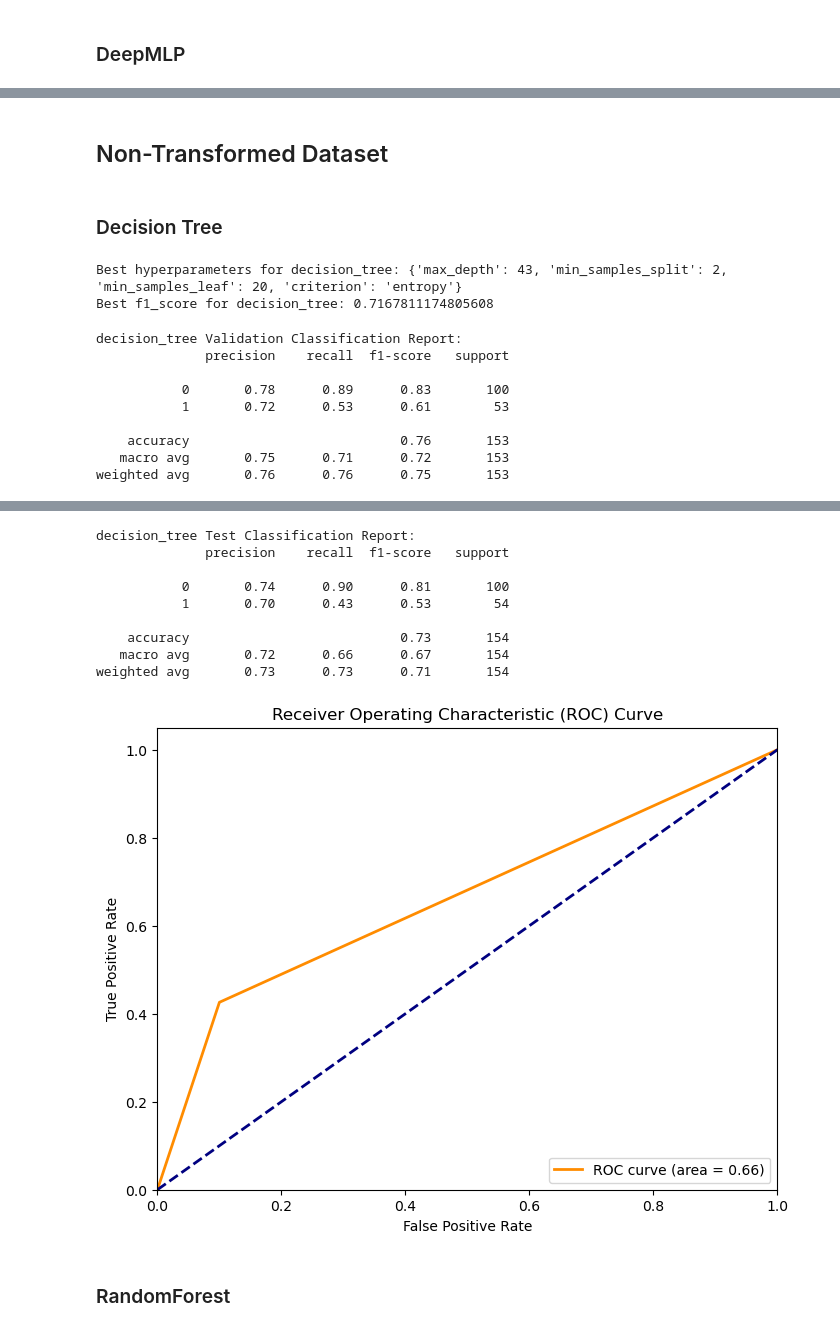
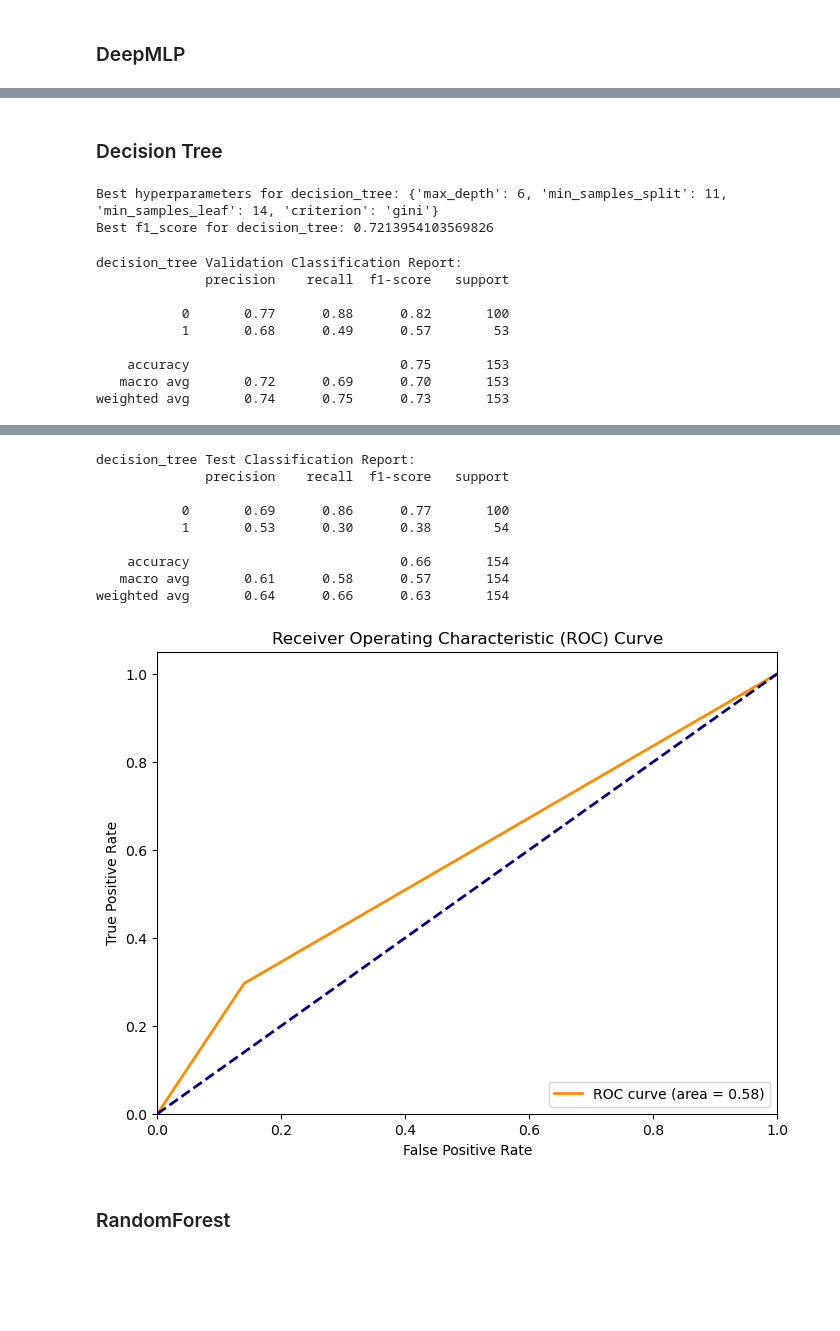
Before and after one commit to TanKyeWen/DiabetesPrediction, a Jupyter notebook: (SE)_Assign2_TanKyeWen_2103121.ipynb, the cells around one changed output, grey strips where cells are left out. Saved outputs shown, nothing was run; the diff lists cells and outputs as text; code cells hidden in the pictures; blank space fills up the shorter version.

```diff
--- a/(SE)_Assign2_TanKyeWen_2103121.ipynb
+++ b/(SE)_Assign2_TanKyeWen_2103121.ipynb
@@ -969,12 +1068,25 @@ Epoch 97/97
 # %%
 # Output
+report_val = classification_report(y_val, y_val_pred_deep_mlp, output_dict=True)
+auc_val = roc_auc_score(y_val, y_val_pred_deep_mlp)
 print("deep_mlp Validation Classification Report:")
 print(classification_report(y_val, y_val_pred_deep_mlp))
 get_roc_auc(y_val, y_val_pred_deep_mlp)
 
+
+report_test = classification_report(y_test, y_test_pred_deep_mlp, output_dict=True)
+auc_test = roc_auc_score(y_test, y_test_pred_deep_mlp)
 print("deep_mlp Test Classification Report:")
 print(classification_report(y_test, y_test_pred_deep_mlp))
 get_roc_auc(y_test, y_test_pred_deep_mlp)
+
+results.append({
+    "model": "deep_mlp",
+    "val_result": report_val,
+    "val_auc": float(auc_val),
+    "test_result": report_test,
+    "test_auc": float(auc_test),
+})
 # %% [output]
 deep_mlp Validation Classification Report:
               precision    recall  f1-score   support
@@ -999,5 +1111,3 @@ weighted avg       0.71      0.71      0.71       154
-# %% [markdown]
-## Non-Transformed Dataset
 # %% [markdown]
 ### Decision Tree
 # %%
@@ -1047,30 +1157,48 @@ best_decision_tree = DecisionTreeClassifier(
     **study_decision_tree.best_params,
     random_state=42
 )
-best_decision_tree.fit(X_train, y_train)
+best_decision_tree_pipe = Pipeline([
+    ("scaler", StandardScaler()),
+    ("clf", best_decision_tree)
+])
 
-# Evaluate decision_tree on val and test data
-y_val_pred_decision_tree = best_decision_tree.predict(X_val)
-y_test_pred_decision_tree = best_decision_tree.predict(X_test)
+best_decision_tree_pipe.fit(X_train_transformed, y_train)
+
+# Evaluate LinearSVC on val and test data
+y_val_pred_decision_tree = best_decision_tree_pipe.predict(X_val_transformed)
+y_test_pred_decision_tree = best_decision_tree_pipe.predict(X_test_transformed)
 # %% [output]
-Best hyperparameters for decision_tree: {'max_depth': 43, 'min_samples_split': 2, 'min_samples_leaf': 20, 'criterion': 'entropy'}
-Best f1_score for decision_tree: 0.7167811174805608
+Best hyperparameters for decision_tree: {'max_depth': 6, 'min_samples_split': 11, 'min_samples_leaf': 14, 'criterion': 'gini'}
+Best f1_score for decision_tree: 0.7213954103569826
 # %%
 # Output
+report_val = classification_report(y_val, y_val_pred_decision_tree, output_dict=True)
+auc_val = roc_auc_score(y_val, y_val_pred_decision_tree)
 print("decision_tree Validation Classification Report:")
 print(classification_report(y_val, y_val_pred_decision_tree))
 get_roc_auc(y_val, y_val_pred_decision_tree)
 
+
+report_test = classification_report(y_test, y_test_pred_decision_tree, output_dict=True)
+auc_test = roc_auc_score(y_test, y_test_pred_decision_tree)
 print("decision_tree Test Classification Report:")
 print(classification_report(y_test, y_test_pred_decision_tree))
 get_roc_auc(y_test, y_test_pred_decision_tree)
+
+results.append({
+    "model": "decision_tree",
+    "val_result": report_val,
+    "val_auc": float(auc_val),
+    "test_result": report_test,
+    "test_auc": float(auc_test),
+})
 # %% [output]
 decision_tree Validation Classification Report:
               precision    recall  f1-score   support
 
-           0       0.78      0.89      0.83       100
-           1       0.72      0.53      0.61        53
+           0       0.77      0.88      0.82       100
+           1       0.68      0.49      0.57        53
 
-    accuracy                           0.76       153
-   macro avg       0.75      0.71      0.72       153
-weighted avg       0.76      0.76      0.75       153
+    accuracy                           0.75       153
+   macro avg       0.72      0.69      0.70       153
+weighted avg       0.74      0.75      0.73       153
@@ -1078,13 +1206,13 @@ weighted avg       0.76      0.76      0.75       153
 decision_tree Test Classification Report:
               precision    recall  f1-score   support
 
-           0       0.74      0.90      0.81       100
-           1       0.70      0.43      0.53        54
+           0       0.69      0.86      0.77       100
+           1       0.53      0.30      0.38        54
 
-    accuracy                           0.73       154
-   macro avg       0.72      0.66      0.67       154
-weighted avg       0.73      0.73      0.71       154
+    accuracy                           0.66       154
+   macro avg       0.61      0.58      0.57       154
+weighted avg       0.64      0.66      0.63       154
-[figure, old version]
+[figure, new version]
 # %% [markdown]
 ### RandomForest
 # %%
```
Also changed, not shown: parts of 47 cells of this notebook, 1 other file.
